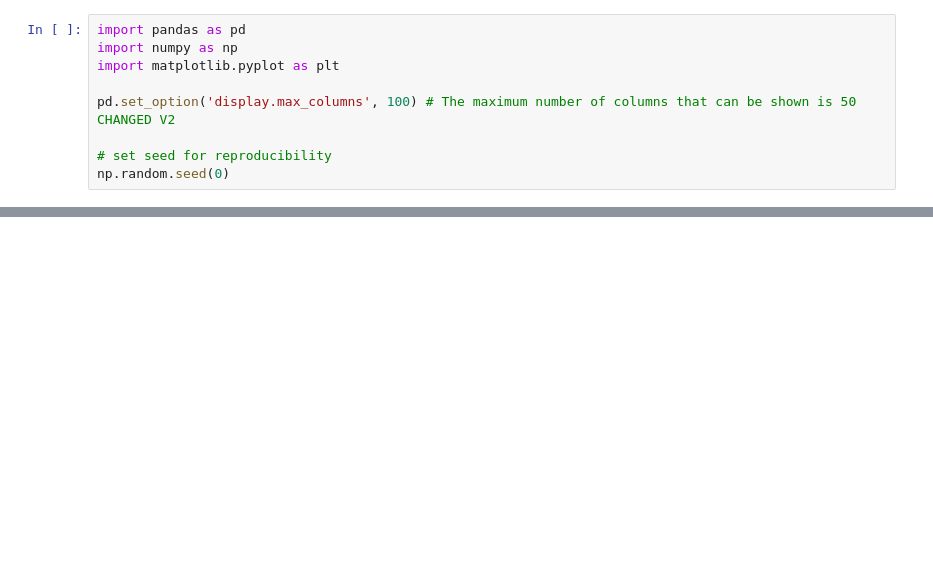
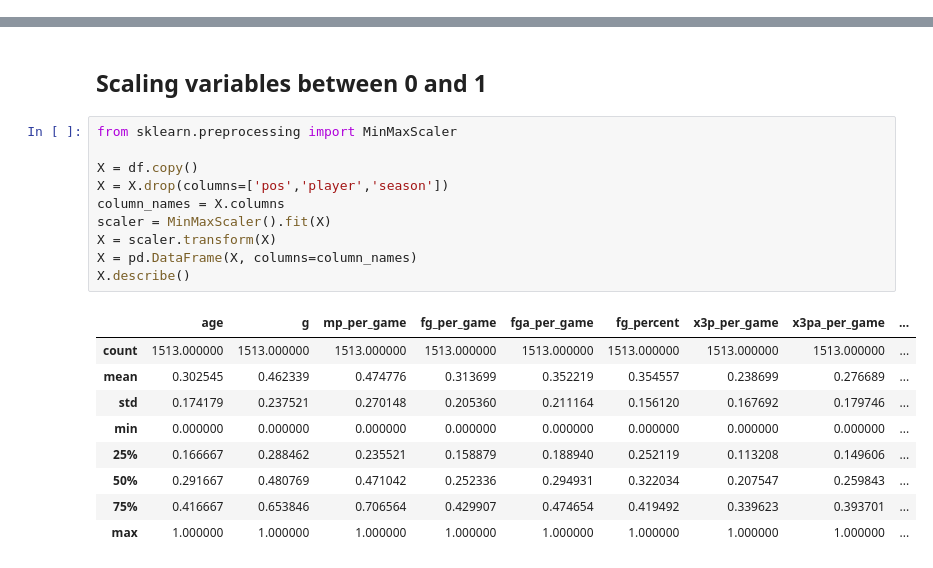
Before and after one commit to AlfonsoGhislieri/nba-machine-learning, a Jupyter notebook: nba.ipynb, the cells around one changed output, grey strips where cells are left out. Saved outputs shown, nothing was run; the diff lists cells and outputs as text; blank space fills up the shorter version.

```diff
--- a/nba.ipynb
+++ b/nba.ipynb
@@ -1,9 +0,0 @@
-# %%
-import pandas as pd
-import numpy as np
-import matplotlib.pyplot as plt
-
-pd.set_option('display.max_columns', 100) # The maximum number of columns that can be shown is 50 CHANGED V2
-
-# set seed for reproducibility
-np.random.seed(0)
@@ -194,0 +42,22 @@ print(nba_data[nba_data['ft_percent'].isna()])
+# %% [markdown]
+## Scaling variables between 0 and 1
+# %%
+from sklearn.preprocessing import MinMaxScaler
+
+X = df.copy()
+X = X.drop(columns=['pos','player','season'])
+column_names = X.columns
+scaler = MinMaxScaler().fit(X)
+X = scaler.transform(X)
+X = pd.DataFrame(X, columns=column_names)
+X.describe()
+# %% [output]
+|  | age | g | mp_per_game | fg_per_game | fga_per_game | fg_percent | x3p_per_game | x3pa_per_game | ... |
+| count | 1513.000000 | 1513.000000 | 1513.000000 | 1513.000000 | 1513.000000 | 1513.000000 | 1513.000000 | 1513.000000 | ... |
+| mean | 0.302545 | 0.462339 | 0.474776 | 0.313699 | 0.352219 | 0.354557 | 0.238699 | 0.276689 | ... |
+| std | 0.174179 | 0.237521 | 0.270148 | 0.205360 | 0.211164 | 0.156120 | 0.167692 | 0.179746 | ... |
+| min | 0.000000 | 0.000000 | 0.000000 | 0.000000 | 0.000000 | 0.000000 | 0.000000 | 0.000000 | ... |
+| 25% | 0.166667 | 0.288462 | 0.235521 | 0.158879 | 0.188940 | 0.252119 | 0.113208 | 0.149606 | ... |
+| 50% | 0.291667 | 0.480769 | 0.471042 | 0.252336 | 0.294931 | 0.322034 | 0.207547 | 0.259843 | ... |
+| 75% | 0.416667 | 0.653846 | 0.706564 | 0.429907 | 0.474654 | 0.419492 | 0.339623 | 0.393701 | ... |
+| max | 1.000000 | 1.000000 | 1.000000 | 1.000000 | 1.000000 | 1.000000 | 1.000000 | 1.000000 | ... |
```
Also changed, not shown: parts of 24 cells of this notebook, 1 other file.
